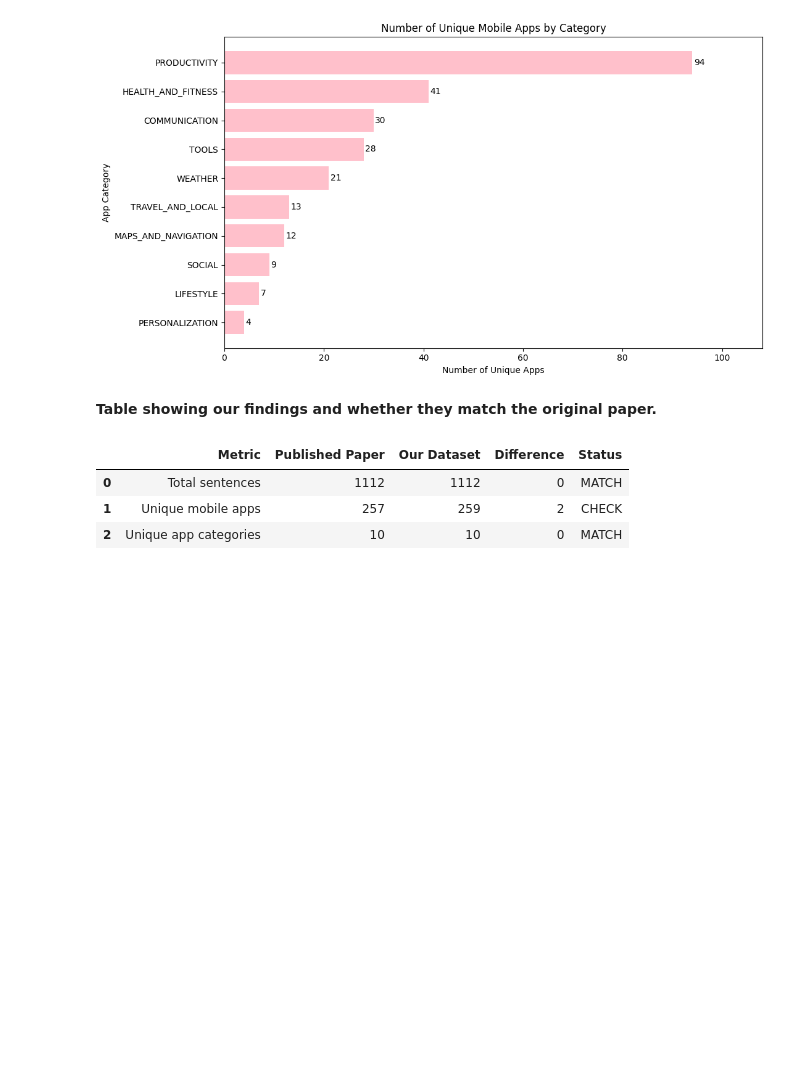
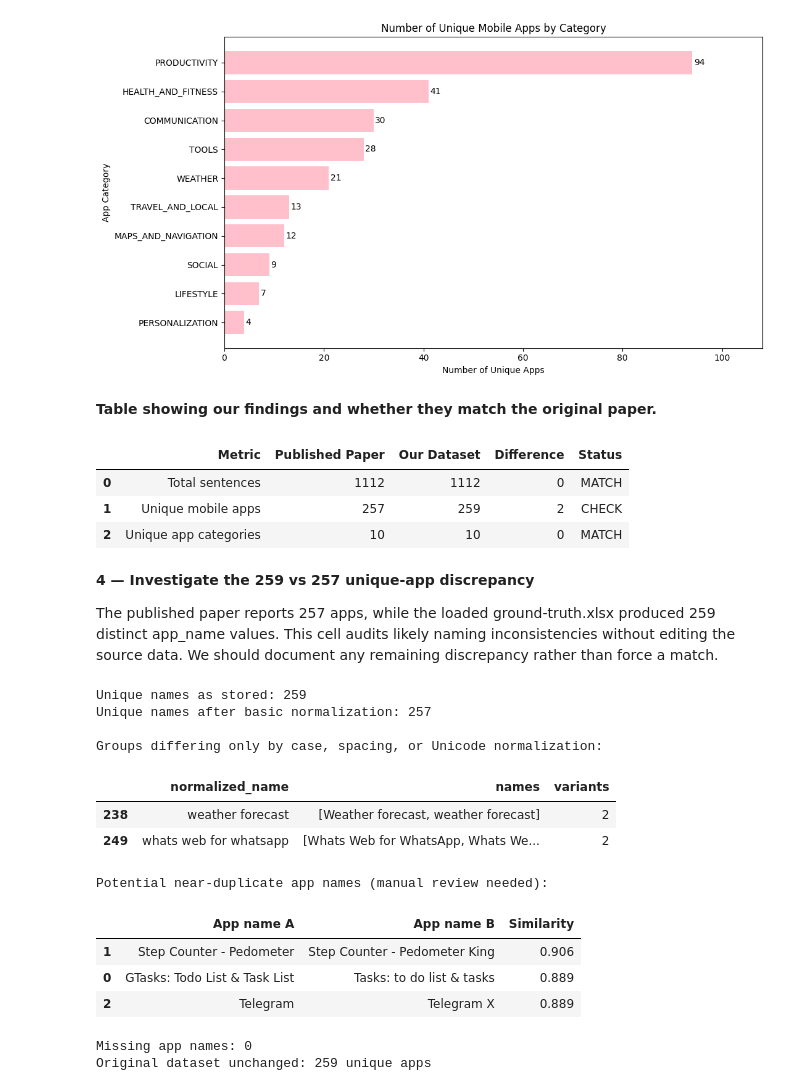
Before and after one commit to tiramisuuuuuuu/CMPE-252-Final-Project, a Jupyter notebook: Emotion_Classification_Project.ipynb, the cells around one changed output. Saved outputs shown, nothing was run; the diff lists cells and outputs as text; code cells hidden in the pictures; blank space fills up the shorter version.

```diff
--- a/Emotion_Classification_Project.ipynb
+++ b/Emotion_Classification_Project.ipynb
@@ -780,3 +779,74 @@ display(validation_summary)
 | 0 | Total sentences | 1112 | 1112 | 0 | MATCH |
 | 1 | Unique mobile apps | 257 | 259 | 2 | CHECK |
 | 2 | Unique app categories | 10 | 10 | 0 | MATCH |
+# %% [markdown]
+**4 — Investigate the 259 vs 257 unique-app discrepancy**
+
+The published paper reports 257 apps, while the loaded ground-truth.xlsx produced 259 distinct app_name values. This cell audits likely naming inconsistencies without editing the source data. We should document any remaining discrepancy rather than force a match.
+# %%
+# STEP 4: Audit possible duplicate app names (without changing the dataset)
+import pandas as pd
+import re
+import unicodedata
+from difflib import SequenceMatcher
+
+# Work on a copy so our original dataframe and prior results stay unchanged.
+app_names = df["app_name"].dropna().astype(str)
+unique_names = sorted(app_names.unique())
+
+def normalize_app_name(name):
+    # Standardize Unicode, outer/inner whitespace, and capitalization.
+    name = unicodedata.normalize("NFKC", str(name))
+    name = " ".join(name.split())
+    return name.casefold()
+
+audit = pd.DataFrame({"original_name": unique_names})
+audit["normalized_name"] = audit["original_name"].map(normalize_app_name)
+
+print("Unique names as stored:", len(unique_names))
+print("Unique names after basic normalization:", audit["normalized_name"].nunique())
+
+# Show groups that become identical after simple normalization.
+normalized_duplicates = (
+    audit.groupby("normalized_name", as_index=False)
+         .agg(names=("original_name", list), variants=("original_name", "size"))
+)
+normalized_duplicates = normalized_duplicates.query("variants > 1")
+print("\nGroups differing only by case, spacing, or Unicode normalization:")
+display(normalized_duplicates)
+
+# Look for other very similar names to review manually.
+# Similarity is only a clue: two genuinely different apps may have similar names.
+possible_pairs = []
+for i, left in enumerate(unique_names):
+    for right in unique_names[i + 1:]:
+        score = SequenceMatcher(
+            None, normalize_app_name(left), normalize_app_name(right)
+        ).ratio()
+        if score >= 0.88 and normalize_app_name(left) != normalize_app_name(right):
+            possible_pairs.append((left, right, round(score, 3)))
+
+similar_names = pd.DataFrame(
+    possible_pairs, columns=["App name A", "App name B", "Similarity"]
+).sort_values("Similarity", ascending=False)
+
+print("\nPotential near-duplicate app names (manual review needed):")
+display(similar_names.head(40))
+
+print("\nMissing app names:", df["app_name"].isna().sum())
+print("Original dataset unchanged:", df["app_name"].nunique(), "unique apps")
+# %% [output]
+Unique names as stored: 259
+Unique names after basic normalization: 257
+
+Groups differing only by case, spacing, or Unicode normalization:
+|  | normalized_name | names | variants |
+| 238 | weather forecast | [Weather forecast, weather forecast] | 2 |
+| 249 | whats web for whatsapp | [Whats Web for WhatsApp, Whats We... | 2 |
+Potential near-duplicate app names (manual review needed):
+|  | App name A | App name B | Similarity |
+| 1 | Step Counter - Pedometer | Step Counter - Pedometer King | 0.906 |
+| 0 | GTasks: Todo List & Task List | Tasks: to do list & tasks | 0.889 |
+| 2 | Telegram | Telegram X | 0.889 |
+Missing app names: 0
+Original dataset unchanged: 259 unique apps
```
Also changed, not shown: parts of 11 cells of this notebook.
